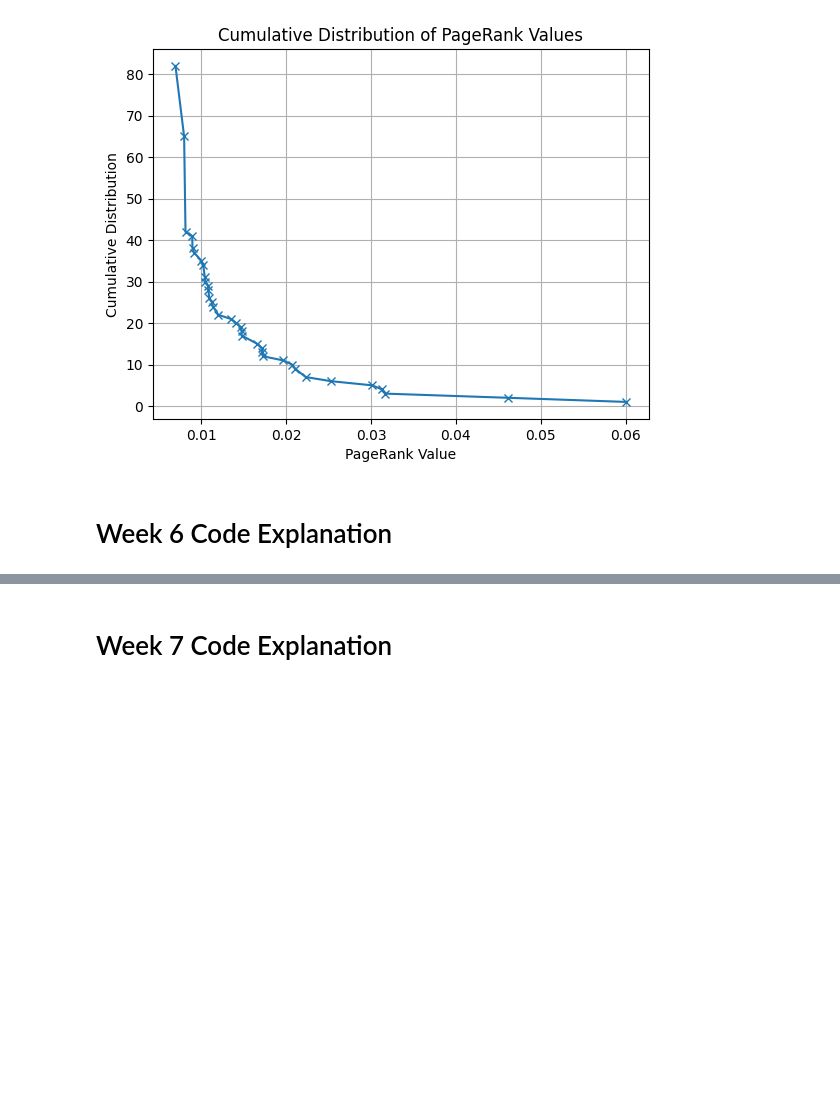
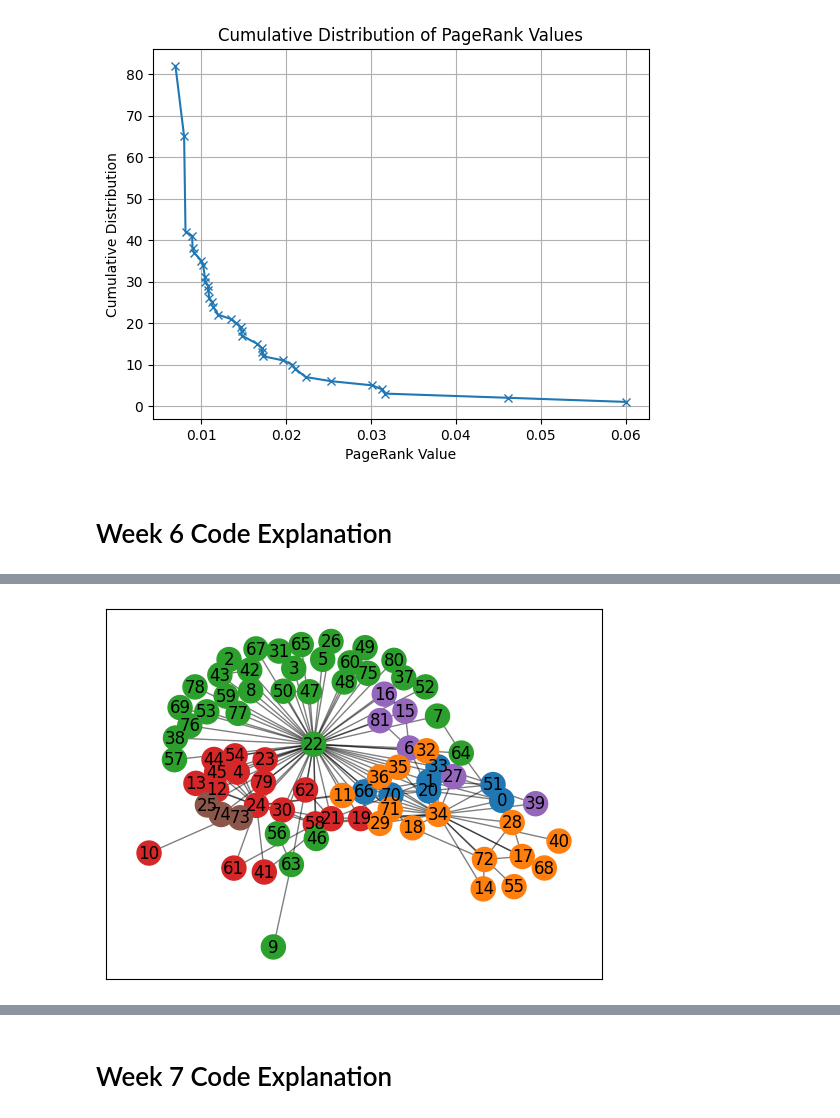
Before and after one commit to acagnucci/Social-Network-Analysis-Project, a Jupyter notebook: 2ND/EXPLANATIONS/EXPLANATION_WEEK5,6,7.ipynb, the cells around one changed output, grey strips where cells are left out. Cells and saved outputs as stored; diff of their text form; code cells hidden in the pictures; blank space fills up the shorter version.

```diff
--- a/2ND/EXPLANATIONS/EXPLANATION_WEEK5,6,7.ipynb
+++ b/2ND/EXPLANATIONS/EXPLANATION_WEEK5,6,7.ipynb
@@ -393,10 +223,0 @@ After choosing the best partition based on our analysis, we prepare the data for
-# %%
-# Choose the best partition based on your analysis
-best_partition = partition_modularity_optimization
-
-# Add community information to nodes for export
-for node, comm_id in best_partition.items():
-    G.nodes[node]['community'] = comm_id
-
-# Export the graph with community data to GEXF for Gephi
-nx.write_gexf(G, "network_with_communities.gexf")
@@ -402,0 +251,14 @@ nx.write_gexf(G, "network_with_communities.gexf")
+# %%
+# part 0
+
+# Convert G to an undirected graph
+G_undirected = G.to_undirected()
+
+# Remove self-loops
+G_undirected.remove_edges_from(nx.selfloop_edges(G_undirected))
+
+# Identify the largest connected component
+largest_cc = max(nx.connected_components(G_undirected), key=len)
+
+# Create a subgraph of G_undirected with only the nodes in the largest connected component
+G_largest_cc = G_undirected.subgraph(largest_cc).copy()
@@ -402,0 +434,19 @@ nx.write_gexf(G, "network_with_communities.gexf")
+# %%
+import matplotlib.pyplot as plt
+import networkx as nx
+
+# Assuming G_largest_cc is your graph and louvain_partition contains the community info
+# where each node's community is indicated by a corresponding integer
+
+# Create a color map based on the communities
+community_colors = {node: 'C' + str(louvain_partition[node]) for node in G_largest_cc.nodes()}
+
+# Draw the graph
+pos = nx.spring_layout(G_largest_cc)  # or any other layout you prefer
+nx.draw_networkx_edges(G_largest_cc, pos, alpha=0.5)
+nx.draw_networkx_nodes(G_largest_cc, pos, node_color=list(community_colors.values()), cmap=plt.cm.jet)
+nx.draw_networkx_labels(G_largest_cc, pos)
+
+plt.show()
+# %% [output]
+[figure, added]
```
Also changed, not shown: parts of 27 cells of this notebook.
